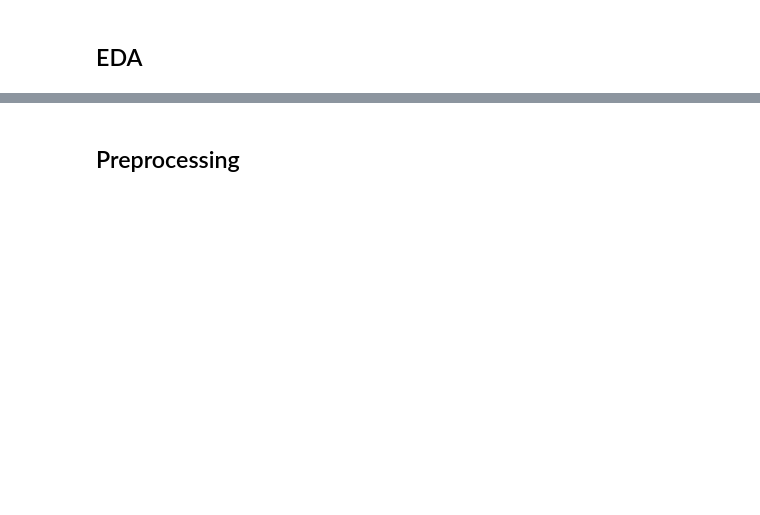
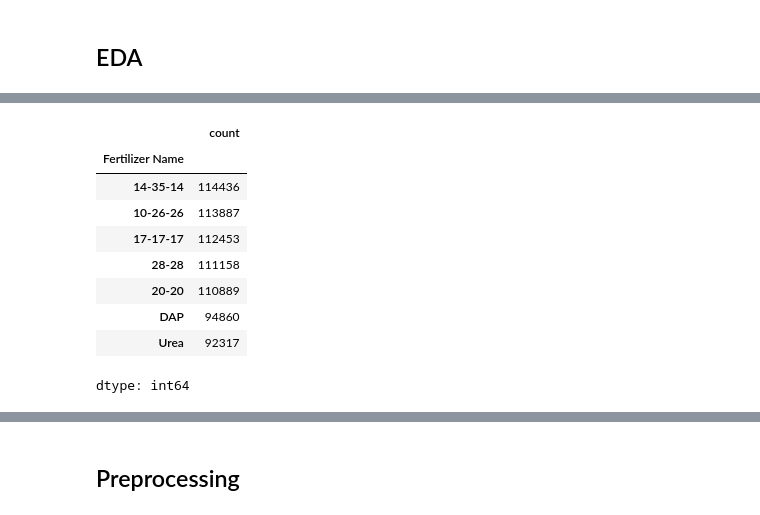
Before and after one commit to jannikhoesch/fertilizers, a Jupyter notebook: predict.ipynb, the cells around one changed output, grey strips where cells are left out. Cells and saved outputs as stored; diff of their text form; code cells hidden in the pictures; blank space fills up the shorter version.

```diff
--- a/predict.ipynb
+++ b/predict.ipynb
@@ -45 +44,14 @@ train_df.head()
+# %%
+train['Fertilizer Name'].value_counts()
+# %% [output]
+|  | count |
+| Fertilizer Name |  |
+| 14-35-14 | 114436 |
+| 10-26-26 | 113887 |
+| 17-17-17 | 112453 |
+| 28-28 | 111158 |
+| 20-20 | 110889 |
+| DAP | 94860 |
+| Urea | 92317 |
+dtype: int64
 # %%
```
Also changed, not shown: parts of 27 cells of this notebook.
